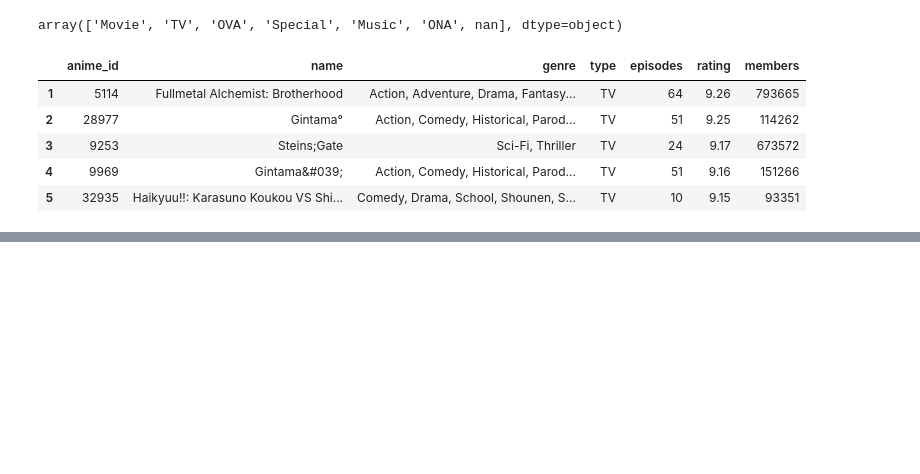
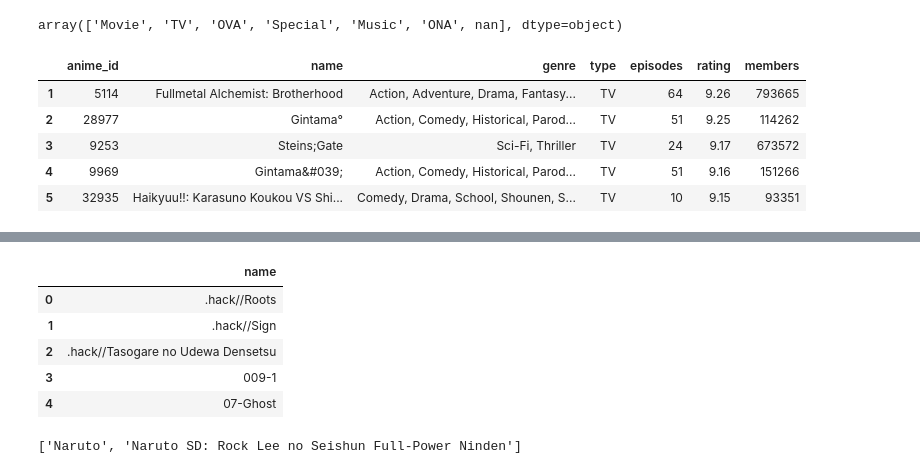
Before and after one commit to JunNishimura/haitlab_h, a Jupyter notebook: final_project/machine_learning/CollaborativeFilteringOnAnimeData.ipynb, the cells around one changed output, grey strips where cells are left out. Saved outputs shown, nothing was run; the diff lists cells and outputs as text; code cells hidden in the pictures; blank space fills up the shorter version.

```diff
--- a/final_project/machine_learning/CollaborativeFilteringOnAnimeData.ipynb
+++ b/final_project/machine_learning/CollaborativeFilteringOnAnimeData.ipynb
@@ -111,0 +125,14 @@ with open('./item_sim_df.pickle', 'wb') as f:
+# %%
+anime_title_df = pd.DataFrame(piv_norm.index)
+anime_title_df.head()
+# %% [output]
+|  | name |
+| 0 | .hack//Roots |
+| 1 | .hack//Sign |
+| 2 | .hack//Tasogare no Udewa Densetsu |
+| 3 | 009-1 |
+| 4 | 07-Ghost |
+# %%
+anime_title_df[anime_title_df['name'].str.contains('Naruto')]['name'].tolist()
+# %% [output]
+['Naruto', 'Naruto SD: Rock Lee no Seishun Full-Power Ninden']
```
Also changed, not shown: parts of 10 cells of this notebook, 5 other files.
